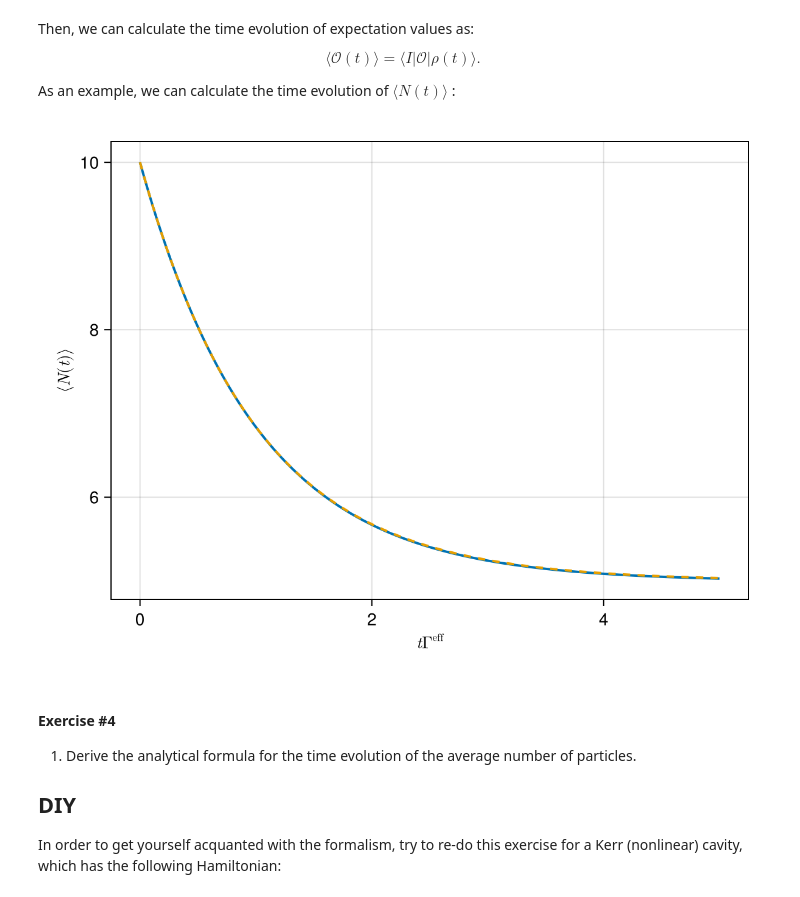
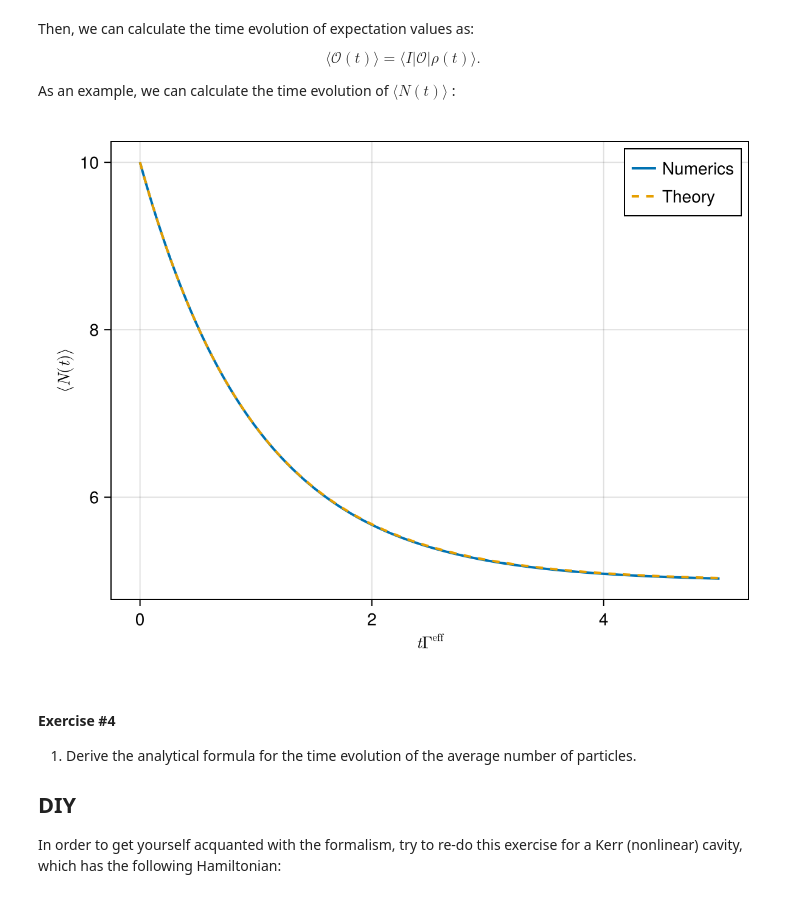
Before and after one commit to ltpn/tp4-exercises, a Jupyter notebook: julia/ex01_single_cavity.ipynb, the cells around one changed output. Drawn from its saved outputs; the diff is of its cells as text; code cells hidden in the pictures.

```diff
--- a/julia/ex01_single_cavity.ipynb
+++ b/julia/ex01_single_cavity.ipynb
@@ -406,11 +406,12 @@ As an example, we can calculate the time evolution of $\langle N\left(t\right)\r
 # %%
 fig = Figure()
 ax = Axis(fig[1,1], xlabel=L"t\Gamma^{\mathrm{eff}}", ylabel=L"\langle N(t) \rangle")
-lines!(ax, tVec.*Geff, vec(real.(Iv*N*pT)), linewidth=2)
-lines!(ax, tVec.*Geff, (real.(Iv*N*p0)[1].-Nss).*exp.(-(G1-p*P1).*tVec).+Nss, linestyle=:dash, linewidth=2)
+lines!(ax, tVec.*Geff, vec(real.(Iv*N*pT)), linewidth=2, label="Numerics")
+lines!(ax, tVec.*Geff, (real.(Iv*N*p0)[1].-Nss).*exp.(-(G1-p*P1).*tVec).+Nss, linestyle=:dash, linewidth=2, label="Theory")
+axislegend(ax, position = :rt)
 fig
 # %% [output]
-[figure, old version]
+[figure, new version]
 # %% [markdown]
 <a name="H_2315E99C"></a>
 
```
Also changed, not shown: parts of 7 cells of this notebook, 1 other file.
